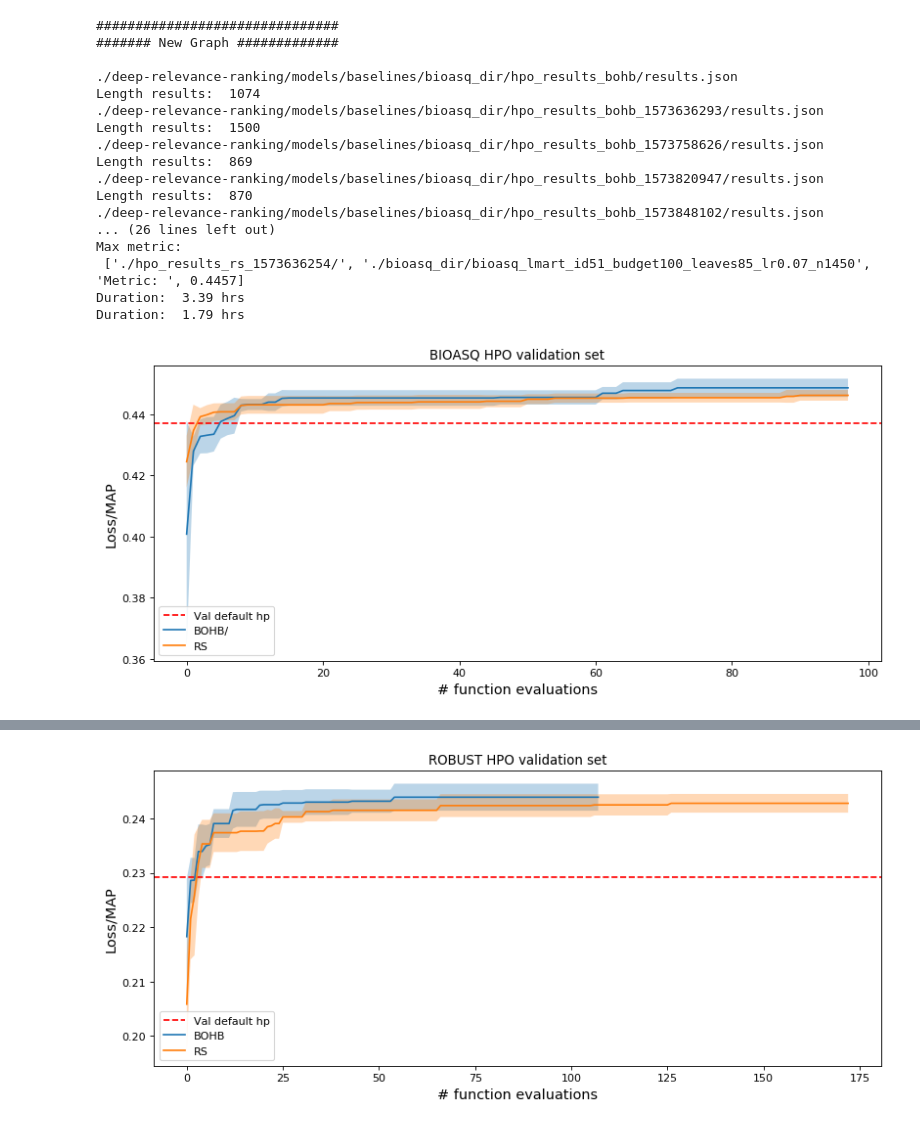
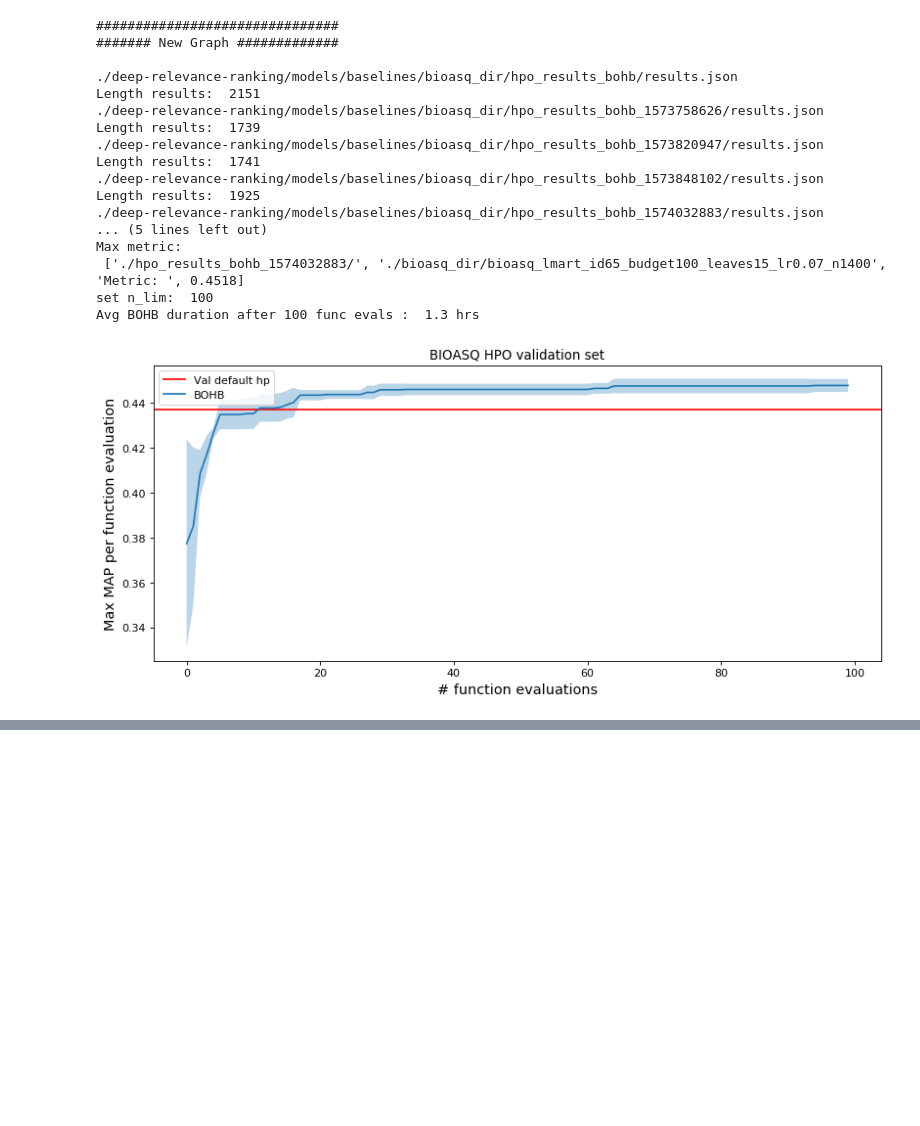
Before and after one commit to fj-morales/deep-relevance-ranking, a Jupyter notebook: models/baselines/HPO_analysis_intermediate.ipynb, the cells around one changed output, grey strips where cells are left out. Saved outputs shown, nothing was run; the diff lists cells and outputs as text; code cells hidden in the pictures; blank space fills up the shorter version.

```diff
--- a/models/baselines/HPO_analysis_intermediate.ipynb
+++ b/models/baselines/HPO_analysis_intermediate.ipynb
@@ -147,14 +167,14 @@ def get_avg_results(results_files):
            }
 # %%
 def plot_results(dataset, *plots, dev_def=0, test_def=0, n=0, n_lim=0, time_flag=False):
-
-    plt.figure(num=None, figsize=(12, 5), dpi=80, facecolor='w', edgecolor='k')
+    f = plt.figure(num=None, figsize=(12, 5), dpi=80, facecolor='w', edgecolor='k')
     plt.clf()
 
     plt.title(dataset.upper() + ' HPO validation set' )
 
-    plt.axhline(y=dev_def, color='r', linestyle='--', label = 'Val default hp')
+    plt.axhline(y=dev_def, color='r', linestyle='-', label = 'Val default hp')
 #     plt.axhline(y=test_def, color='g', linestyle='--', label = 'Test default hp')
+    pdf_file = 'hpo_' + dataset + '_avg_curves.pdf'
 
     for plot_data in plots:
 
@@ -165,8 +185,6 @@ def plot_results(dataset, *plots, dev_def=0, test_def=0, n=0, n_lim=0, time_flag
         else:
             n_up = len_data
 
-        pp = PdfPages(dataset + '_hpo_curve.pdf')
-        pp.savefig()
 #         y_results = [1 - min(plot_data['loss_data'][0:i+1]) for i,x in enumerate(plot_data['loss_data'])]
 #         min_losses = get_min_loss(plot_data['loss_data'])
 
@@ -174,9 +192,10 @@ def plot_results(dataset, *plots, dev_def=0, test_def=0, n=0, n_lim=0, time_flag
         metric_max_avg = [1 - x for x in plot_data['loss_data']]
 #         metric_max = [1 - x for x in min_losses]
 
-        duration = plot_data['times'][n_up-1]['finished'] - plot_data['times'][0]['submitted']
+#         duration = plot_data['times'][n_up-1]['finished'] - plot_data['times'][0]['submitted']
 
-        print('Duration: ', round(duration/3600,2), 'hrs')
+        duration = sum(plot_data['duration_avg'][0:n_up-1])
+        print('Avg ' + plot_data['avg_hpo'].upper() + ' duration after ' + str(n_up) + ' func evals : ', round(duration/3600,2), 'hrs')
 
         if time_flag:
             initial = plot_data['times'][0]['submitted']
@@ -189,11 +208,12 @@ def plot_results(dataset, *plots, dev_def=0, test_def=0, n=0, n_lim=0, time_flag
         else:
             idx = list(range(0,len(metric_max_avg)))
             plt.xlabel('# function evaluations', fontsize = 13)
+#             plt.xlabel('# function evaluations on 100% budget', fontsize = 13)
 
         if dataset == 'tvqa':
-            plt.ylabel('Loss/Accuracy', fontsize = 13)
+            plt.ylabel('Max acc per function evaluation', fontsize = 13)
         else:
-            plt.ylabel('Loss/MAP', fontsize = 13)
+            plt.ylabel('Max MAP per function evaluation', fontsize = 13)
 
 
         metric_max_avg_sliced = metric_max_avg[n:n_up]
@@ -221,18 +241,18 @@ def plot_results(dataset, *plots, dev_def=0, test_def=0, n=0, n_lim=0, time_flag
 # #             plt.fill_between(x_idx, raw_y-raw_error, raw_y+raw_error, alpha=0.3)
 
 #     plt.plot([x/hour for x in incumbent_bohb['times_finished']], incumbent_bohb['losses'])
-    pp.savefig()
     plt.legend()
     plt.show()
-    pp.close()
+    f.savefig(pdf_file, bbox_inches='tight')
+#     pp.close()
     return [metric_max_avg, idx]
 # %%
 # For each dataset and hpo method
 
 workdirs = [
             './deep-relevance-ranking/models/baselines/bioasq_dir/',
-            './deep-relevance-ranking/models/baselines/robust_dir/',
-            './TVQA/workdir/'
+#             './deep-relevance-ranking/models/baselines/robust_dir/',
+#             './TVQA/workdir/'
            ]
 dev_defaults = [
                 0.4371,
@@ -248,12 +268,15 @@ test_defaults = [
 
 hpo_methods = [
                 'bohb',
-                'rs'
+#                 'rs'
 ]
 
 # adjust_min=True
-adjust_min=False
+# adjust= 'min' # min|max|fixed
+# adjust= 'max' # min|max|fixed
+adjust= 'fixed' # min|max|fixed
 n_limit = 0
+n_limit2 = 100
 
 for wdir, dev_def, test_def in zip(workdirs, dev_defaults, test_defaults):
 
@@ -267,44 +290,48 @@ for wdir, dev_def, test_def in zip(workdirs, dev_defaults, test_defaults):
         # Get mean, std
         results_files = [x + '/results.json' for x in results_dirs]
 
         if 'bioasq' in wdir.lower():
             dataset = 'bioasq'
         elif 'robust' in wdir.lower():
             dataset = 'robust'
         elif 'TVQA'.lower() in wdir.lower():
             dataset = 'tvqa'
 
 #         print(dataset)
-        avg_res = get_avg_results(results_files)
-        n_limit = len(avg_res['loss_data'])
+        avg_res = get_avg_results(results_files, n_limit2)
+#         n_limit_hpo = len(avg_res['loss_data'])
 
         avg_res_hpo.append(avg_res)
 
-    if adjust_min:
+    if adjust == 'min':
         n_limit = min(len(r['loss_data']) for r in avg_res_hpo)
-        print(n_limit)
+    elif adjust == 'max':
+        n_limit = max(len(r['loss_data']) for r in avg_res_hpo)
+    elif adjust == 'fixed':
+        n_limit = 100
+    print('set n_lim: ', n_limit)
 
     [max_m, idx] = plot_results(dataset, *avg_res_hpo, dev_def=dev_def, test_def=test_def, n=0, n_lim=n_limit, time_flag=False)
 
         # Plot
 
         # Save results all results
 # %% [output]
 ###############################
 ####### New Graph #############
 
 ./deep-relevance-ranking/models/baselines/bioasq_dir/hpo_results_bohb/results.json
-Length results:  1074
-./deep-relevance-ranking/models/baselines/bioasq_dir/hpo_results_bohb_1573636293/results.json
-Length results:  1500
+Length results:  2151
 ./deep-relevance-ranking/models/baselines/bioasq_dir/hpo_results_bohb_1573758626/results.json
-Length results:  869
+Length results:  1739
 ./deep-relevance-ranking/models/baselines/bioasq_dir/hpo_results_bohb_1573820947/results.json
-Length results:  870
+Length results:  1741
 ./deep-relevance-ranking/models/baselines/bioasq_dir/hpo_results_bohb_1573848102/results.json
-... (26 lines left out)
+Length results:  1925
+./deep-relevance-ranking/models/baselines/bioasq_dir/hpo_results_bohb_1574032883/results.json
+... (5 lines left out)
 Max metric:
- ['./hpo_results_rs_1573636254/', './bioasq_dir/bioasq_lmart_id51_budget100_leaves85_lr0.07_n1450', 'Metric: ', 0.4457]
-Duration:  3.39 hrs
-Duration:  1.79 hrs
+ ['./hpo_results_bohb_1574032883/', './bioasq_dir/bioasq_lmart_id65_budget100_leaves15_lr0.07_n1400', 'Metric: ', 0.4518]
+set n_lim:  100
+Avg BOHB duration after 100 func evals :  1.3 hrs
-[figure, old version]
+[figure, new version]
@@ -328 +337,0 @@ Duration:  14.57 hrs
-[figure, removed]
```
Also changed, not shown: parts of 5 cells of this notebook, 1 other file.
